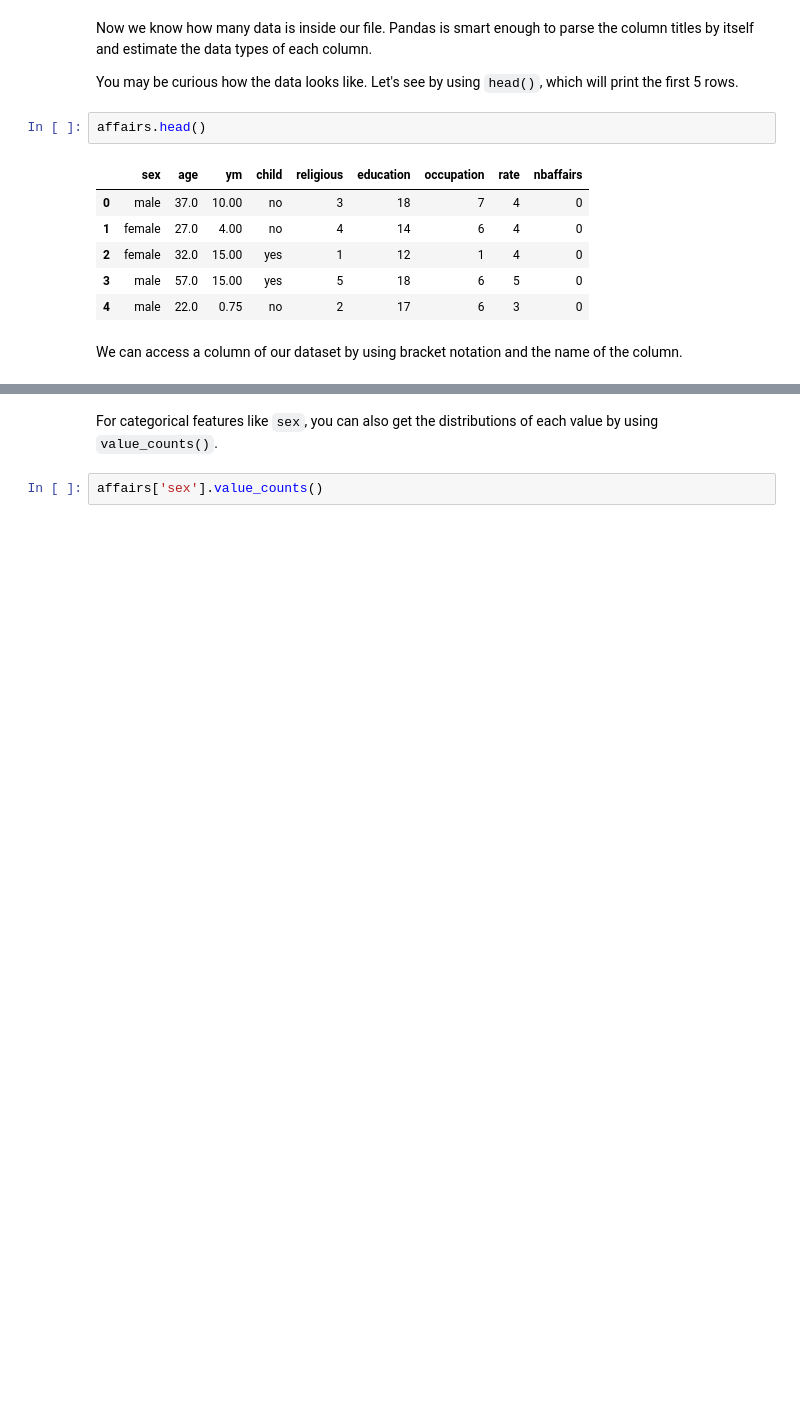
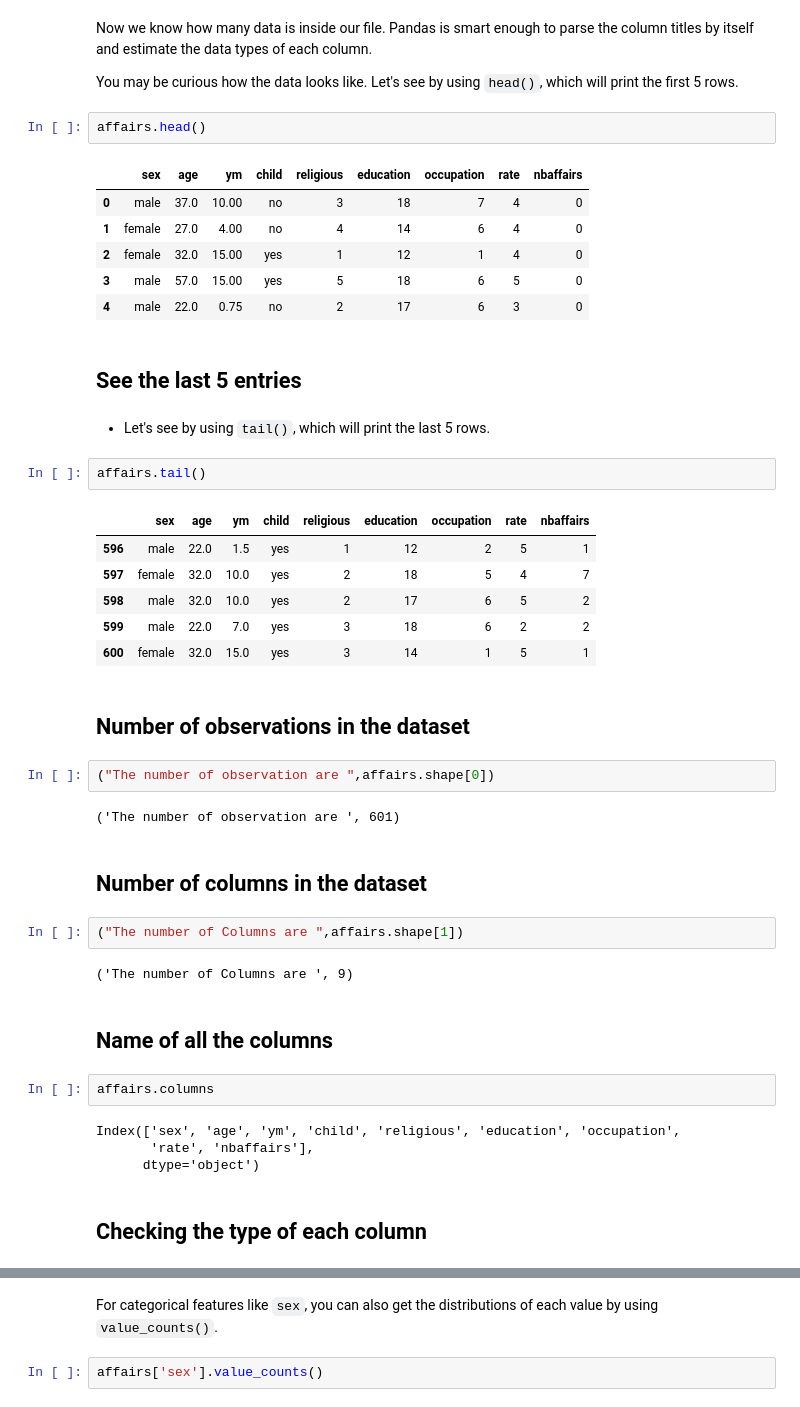
Before and after one commit to MartinSeeler/python-data-exploration, a Jupyter notebook: Exploring Datasets.ipynb, the cells around one changed output, grey strips where cells are left out. Cells and saved outputs as stored; diff of their text form; blank space fills up the shorter version.

```diff
--- a/Exploring Datasets.ipynb
+++ b/Exploring Datasets.ipynb
@@ -59,5 +89,38 @@ affairs.head()
 | 2 | female | 32.0 | 15.00 | yes | 1 | 12 | 1 | 4 | 0 |
 | 3 | male | 57.0 | 15.00 | yes | 5 | 18 | 6 | 5 | 0 |
 | 4 | male | 22.0 | 0.75 | no | 2 | 17 | 6 | 3 | 0 |
-# %% [markdown]
-We can access a column of our dataset by using bracket notation and the name of the column.
+# %% [markdown]
+## See the last 5 entries
+# %% [markdown]
+- Let's see by using `tail()`, which will print the last 5 rows.
+# %%
+affairs.tail()
+# %% [output]
+|  | sex | age | ym | child | religious | education | occupation | rate | nbaffairs |
+| 596 | male | 22.0 | 1.5 | yes | 1 | 12 | 2 | 5 | 1 |
+| 597 | female | 32.0 | 10.0 | yes | 2 | 18 | 5 | 4 | 7 |
+| 598 | male | 32.0 | 10.0 | yes | 2 | 17 | 6 | 5 | 2 |
+| 599 | male | 22.0 | 7.0 | yes | 3 | 18 | 6 | 2 | 2 |
+| 600 | female | 32.0 | 15.0 | yes | 3 | 14 | 1 | 5 | 1 |
+# %% [markdown]
+## Number of observations in the dataset
+# %%
+("The number of observation are ",affairs.shape[0])
+# %% [output]
+('The number of observation are ', 601)
+# %% [markdown]
+## Number of columns in the dataset
+# %%
+("The number of Columns are ",affairs.shape[1])
+# %% [output]
+('The number of Columns are ', 9)
+# %% [markdown]
+## Name of all the columns
+# %%
+affairs.columns
+# %% [output]
+Index(['sex', 'age', 'ym', 'child', 'religious', 'education', 'occupation',
+       'rate', 'nbaffairs'],
+      dtype='object')
+# %% [markdown]
+## Checking the type of each column
```
Also changed, not shown: parts of 43 cells of this notebook.
